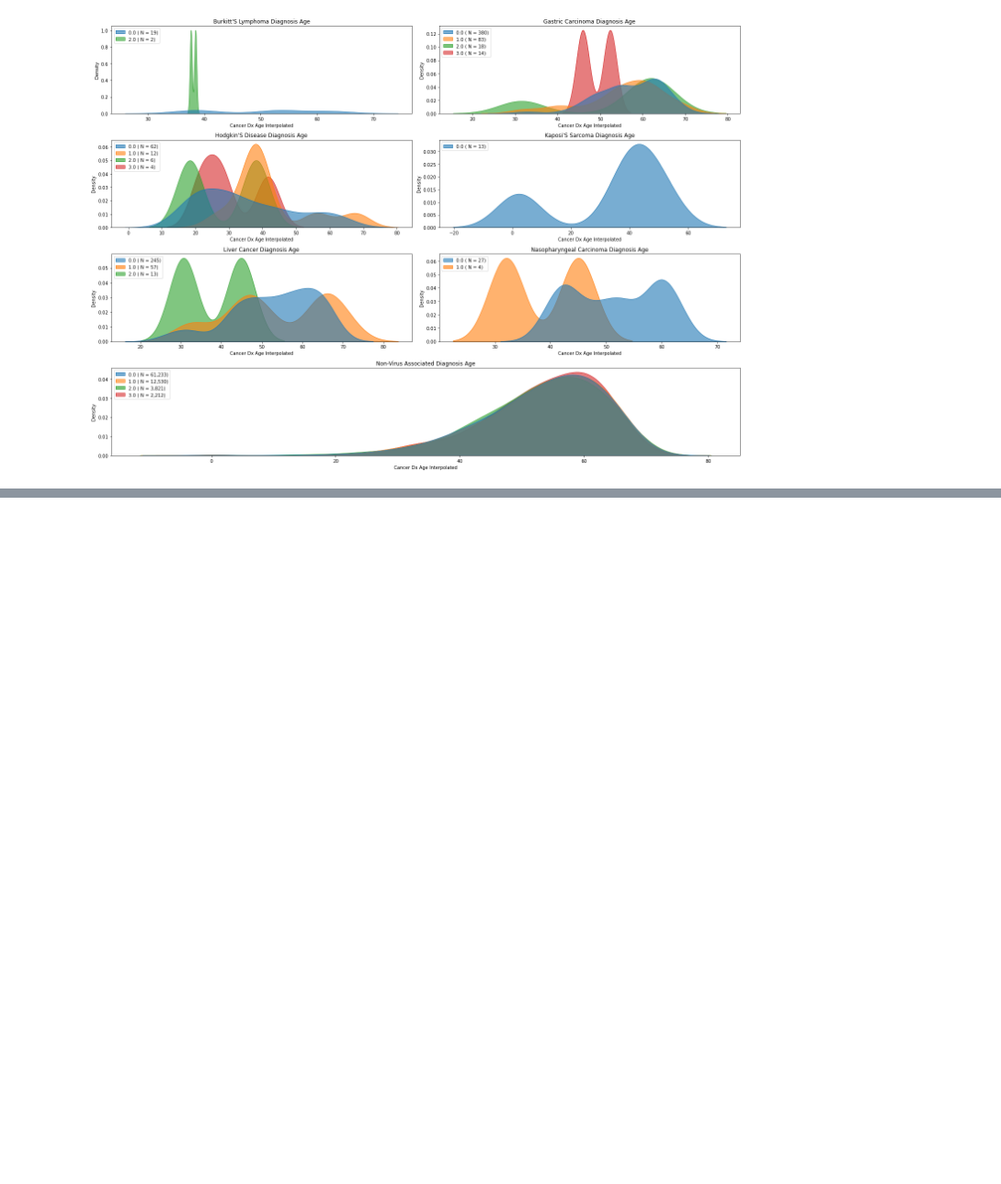
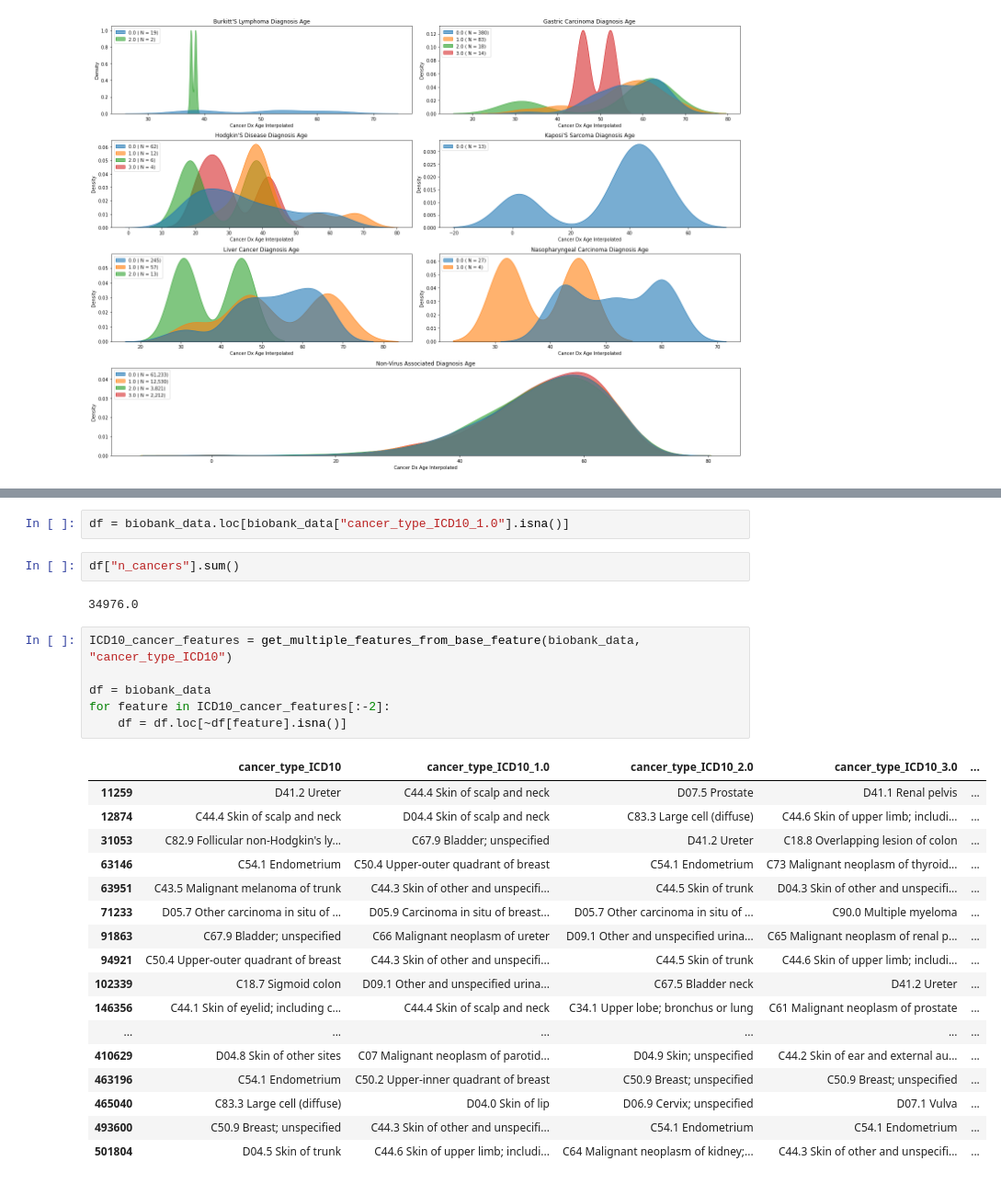
Before and after one commit to cole-khamnei/HLA_genotyping_associations, a Jupyter notebook: notebooks/cancer_ICD10_EDA.ipynb, the cells around one changed output, grey strips where cells are left out. Shown at 92% size. Saved outputs shown, nothing was run; the diff lists cells and outputs as text; blank space fills up the shorter version.

```diff
--- a/notebooks/cancer_ICD10_EDA.ipynb
+++ b/notebooks/cancer_ICD10_EDA.ipynb
@@ -390,0 +388,30 @@ get_illness_value(biobank_data, ["C43"], "cancer_type_ICD10").sum()
+# %%
+df = biobank_data.loc[biobank_data["cancer_type_ICD10_1.0"].isna()]
+# %%
+df["n_cancers"].sum()
+# %% [output]
+34976.0
+# %%
+ICD10_cancer_features = get_multiple_features_from_base_feature(biobank_data, "cancer_type_ICD10")
+
+df = biobank_data
+for feature in ICD10_cancer_features[:-2]:
+    df = df.loc[~df[feature].isna()]
+# %% [output]
+|  | cancer_type_ICD10 | cancer_type_ICD10_1.0 | cancer_type_ICD10_2.0 | cancer_type_ICD10_3.0 | ... |
+| 11259 | D41.2 Ureter | C44.4 Skin of scalp and neck | D07.5 Prostate | D41.1 Renal pelvis | ... |
+| 12874 | C44.4 Skin of scalp and neck | D04.4 Skin of scalp and neck | C83.3 Large cell (diffuse) | C44.6 Skin of upper limb; includi... | ... |
+| 31053 | C82.9 Follicular non-Hodgkin's ly... | C67.9 Bladder; unspecified | D41.2 Ureter | C18.8 Overlapping lesion of colon | ... |
+| 63146 | C54.1 Endometrium | C50.4 Upper-outer quadrant of breast | C54.1 Endometrium | C73 Malignant neoplasm of thyroid... | ... |
+| 63951 | C43.5 Malignant melanoma of trunk | C44.3 Skin of other and unspecifi... | C44.5 Skin of trunk | D04.3 Skin of other and unspecifi... | ... |
+| 71233 | D05.7 Other carcinoma in situ of ... | D05.9 Carcinoma in situ of breast... | D05.7 Other carcinoma in situ of ... | C90.0 Multiple myeloma | ... |
+| 91863 | C67.9 Bladder; unspecified | C66 Malignant neoplasm of ureter | D09.1 Other and unspecified urina... | C65 Malignant neoplasm of renal p... | ... |
+| 94921 | C50.4 Upper-outer quadrant of breast | C44.3 Skin of other and unspecifi... | C44.5 Skin of trunk | C44.6 Skin of upper limb; includi... | ... |
+| 102339 | C18.7 Sigmoid colon | D09.1 Other and unspecified urina... | C67.5 Bladder neck | D41.2 Ureter | ... |
+| 146356 | C44.1 Skin of eyelid; including c... | C44.4 Skin of scalp and neck | C34.1 Upper lobe; bronchus or lung | C61 Malignant neoplasm of prostate | ... |
+| ... | ... | ... | ... | ... | ... |
+| 410629 | D04.8 Skin of other sites | C07 Malignant neoplasm of parotid... | D04.9 Skin; unspecified | C44.2 Skin of ear and external au... | ... |
+| 463196 | C54.1 Endometrium | C50.2 Upper-inner quadrant of breast | C50.9 Breast; unspecified | C50.9 Breast; unspecified | ... |
+| 465040 | C83.3 Large cell (diffuse) | D04.0 Skin of lip | D06.9 Cervix; unspecified | D07.1 Vulva | ... |
+| 493600 | C50.9 Breast; unspecified | C44.3 Skin of other and unspecifi... | C54.1 Endometrium | C54.1 Endometrium | ... |
+| 501804 | D04.5 Skin of trunk | C44.6 Skin of upper limb; includi... | C64 Malignant neoplasm of kidney;... | C44.3 Skin of other and unspecifi... | ... |
```
Also changed, not shown: parts of 19 cells of this notebook, 6 other files.
